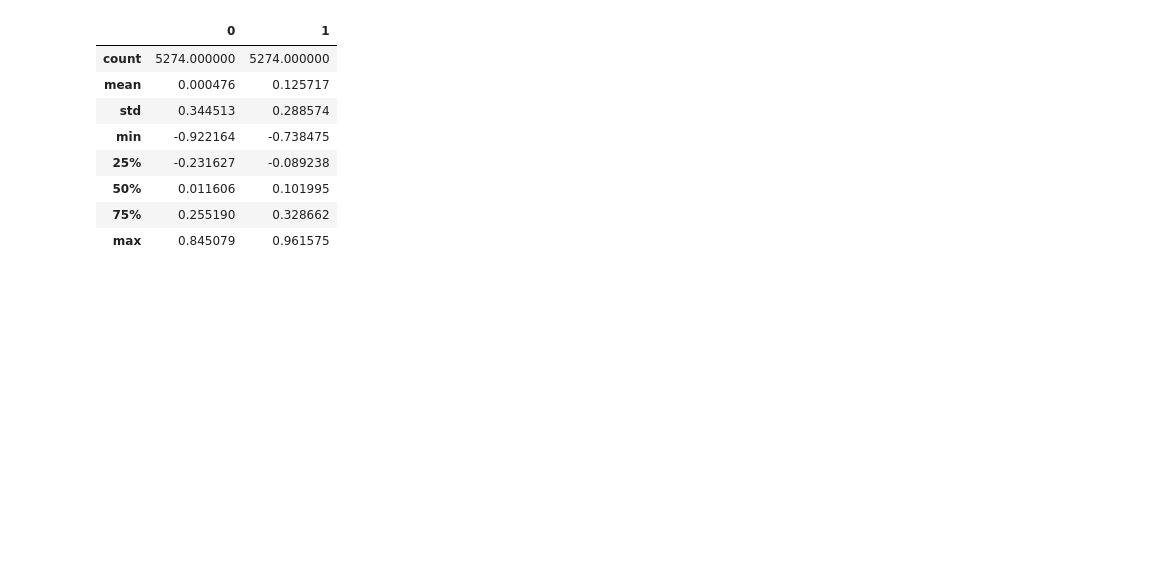
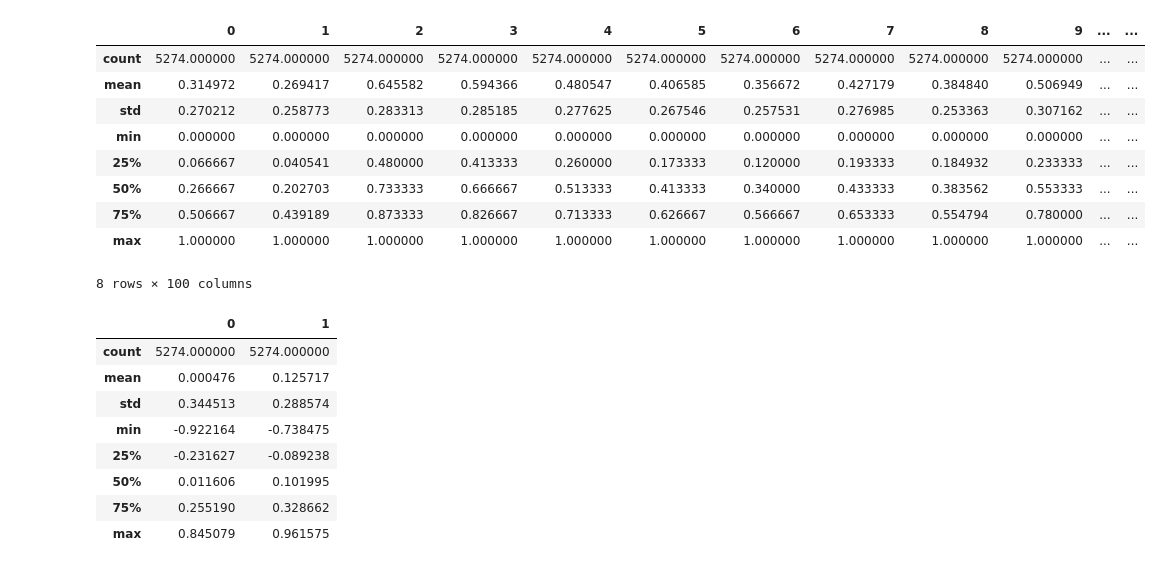
Before and after one commit to formyfamily/Guo-s-Motions-and-Emotions, a Jupyter notebook: visualize_data.ipynb, the cells around one changed output. Drawn from its saved outputs; the diff is of its cells as text; code cells hidden in the pictures; blank space fills up the shorter version.

```diff
--- a/visualize_data.ipynb
+++ b/visualize_data.ipynb
@@ -32,3 +46,16 @@ dev_visual_features.describe()
+# %%
+dev_visual_features_selected_1.describe()
+# %% [output]
+|  | 0 | 1 | 2 | 3 | 4 | 5 | 6 | 7 | 8 | 9 | ... | ... |
+| count | 5274.000000 | 5274.000000 | 5274.000000 | 5274.000000 | 5274.000000 | 5274.000000 | 5274.000000 | 5274.000000 | 5274.000000 | 5274.000000 | ... | ... |
+| mean | 0.314972 | 0.269417 | 0.645582 | 0.594366 | 0.480547 | 0.406585 | 0.356672 | 0.427179 | 0.384840 | 0.506949 | ... | ... |
+| std | 0.270212 | 0.258773 | 0.283313 | 0.285185 | 0.277625 | 0.267546 | 0.257531 | 0.276985 | 0.253363 | 0.307162 | ... | ... |
+| min | 0.000000 | 0.000000 | 0.000000 | 0.000000 | 0.000000 | 0.000000 | 0.000000 | 0.000000 | 0.000000 | 0.000000 | ... | ... |
+| 25% | 0.066667 | 0.040541 | 0.480000 | 0.413333 | 0.260000 | 0.173333 | 0.120000 | 0.193333 | 0.184932 | 0.233333 | ... | ... |
+| 50% | 0.266667 | 0.202703 | 0.733333 | 0.666667 | 0.513333 | 0.413333 | 0.340000 | 0.433333 | 0.383562 | 0.553333 | ... | ... |
+| 75% | 0.506667 | 0.439189 | 0.873333 | 0.826667 | 0.713333 | 0.626667 | 0.566667 | 0.653333 | 0.554794 | 0.780000 | ... | ... |
+| max | 1.000000 | 1.000000 | 1.000000 | 1.000000 | 1.000000 | 1.000000 | 1.000000 | 1.000000 | 1.000000 | 1.000000 | ... | ... |
+8 rows × 100 columns
 # %%
 dev_annotations.describe()
 # %% [output]
```
Also changed, not shown: parts of 4 cells of this notebook, 1 other file.
